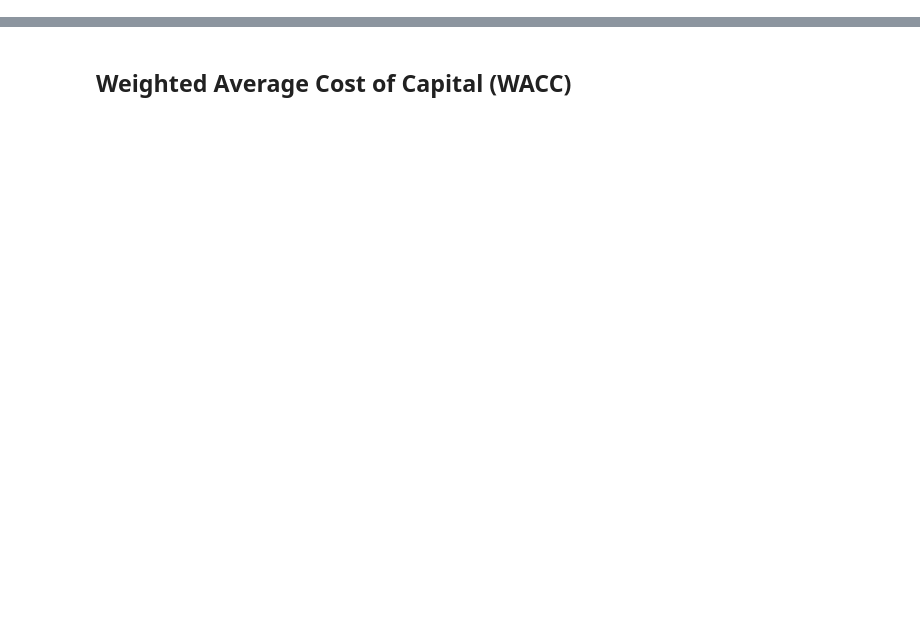
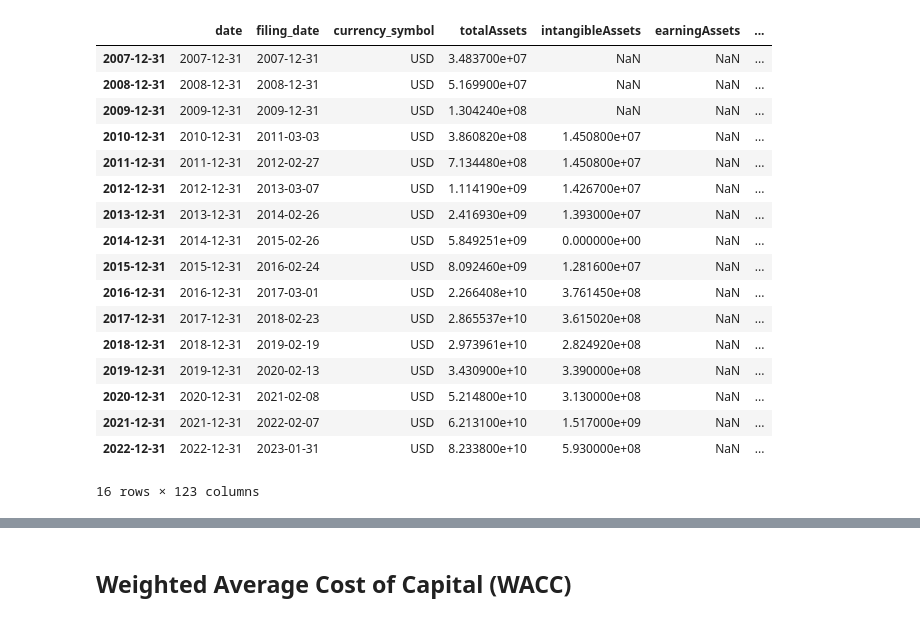
Before and after one commit to jinxuan/Chapter6, a Jupyter notebook: ch6_jinxuan.ipynb, the cells around one changed output, grey strips where cells are left out. Saved outputs shown, nothing was run; the diff lists cells and outputs as text; code cells hidden in the pictures; blank space fills up the shorter version.

```diff
--- a/ch6_jinxuan.ipynb
+++ b/ch6_jinxuan.ipynb
@@ -7,3 +9,27 @@ from eod import EodHistoricalData
 df_bal = pd.read_csv('data/BalanceSheet.csv')
 df_inc = pd.read_csv('data/IncomeStat.csv')
 df_cfs = pd.read_csv('data/CashFlowStat.csv')
+# %%
+df_all = pd.concat([df_bal, df_inc, df_cfs], axis=1).sort_index()
+df_all = df_all.loc[:, ~df_all.columns.duplicated()] #remove duplicated columns
+# %%
+df_all
+# %% [output]
+|  | date | filing_date | currency_symbol | totalAssets | intangibleAssets | earningAssets | ... |
+| 2007-12-31 | 2007-12-31 | 2007-12-31 | USD | 3.483700e+07 | NaN | NaN | ... |
+| 2008-12-31 | 2008-12-31 | 2008-12-31 | USD | 5.169900e+07 | NaN | NaN | ... |
+| 2009-12-31 | 2009-12-31 | 2009-12-31 | USD | 1.304240e+08 | NaN | NaN | ... |
+| 2010-12-31 | 2010-12-31 | 2011-03-03 | USD | 3.860820e+08 | 1.450800e+07 | NaN | ... |
+| 2011-12-31 | 2011-12-31 | 2012-02-27 | USD | 7.134480e+08 | 1.450800e+07 | NaN | ... |
+| 2012-12-31 | 2012-12-31 | 2013-03-07 | USD | 1.114190e+09 | 1.426700e+07 | NaN | ... |
+| 2013-12-31 | 2013-12-31 | 2014-02-26 | USD | 2.416930e+09 | 1.393000e+07 | NaN | ... |
+| 2014-12-31 | 2014-12-31 | 2015-02-26 | USD | 5.849251e+09 | 0.000000e+00 | NaN | ... |
+| 2015-12-31 | 2015-12-31 | 2016-02-24 | USD | 8.092460e+09 | 1.281600e+07 | NaN | ... |
+| 2016-12-31 | 2016-12-31 | 2017-03-01 | USD | 2.266408e+10 | 3.761450e+08 | NaN | ... |
+| 2017-12-31 | 2017-12-31 | 2018-02-23 | USD | 2.865537e+10 | 3.615020e+08 | NaN | ... |
+| 2018-12-31 | 2018-12-31 | 2019-02-19 | USD | 2.973961e+10 | 2.824920e+08 | NaN | ... |
+| 2019-12-31 | 2019-12-31 | 2020-02-13 | USD | 3.430900e+10 | 3.390000e+08 | NaN | ... |
+| 2020-12-31 | 2020-12-31 | 2021-02-08 | USD | 5.214800e+10 | 3.130000e+08 | NaN | ... |
+| 2021-12-31 | 2021-12-31 | 2022-02-07 | USD | 6.213100e+10 | 1.517000e+09 | NaN | ... |
+| 2022-12-31 | 2022-12-31 | 2023-01-31 | USD | 8.233800e+10 | 5.930000e+08 | NaN | ... |
+16 rows × 123 columns
```
Also changed, not shown: parts of 23 cells of this notebook, 3 other files.
